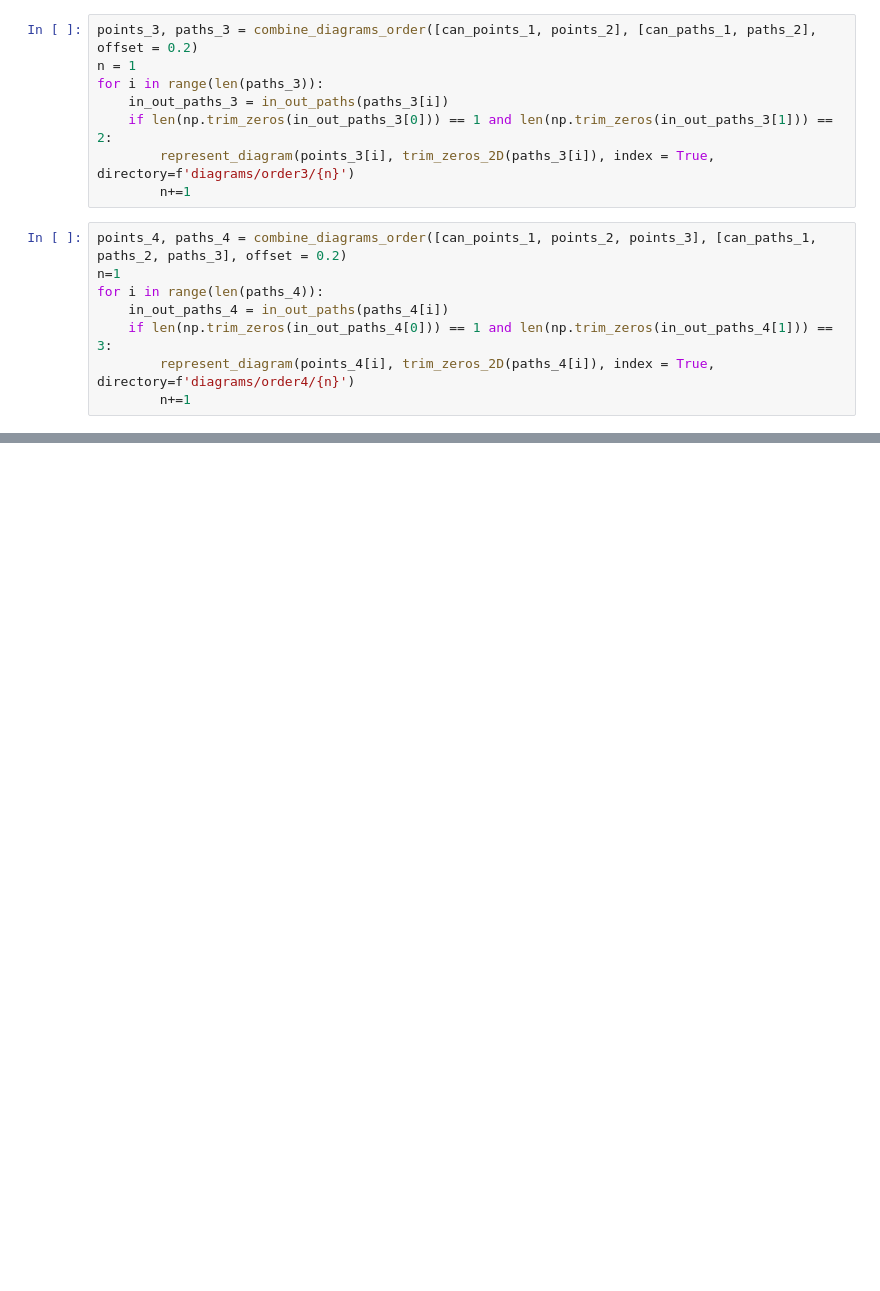
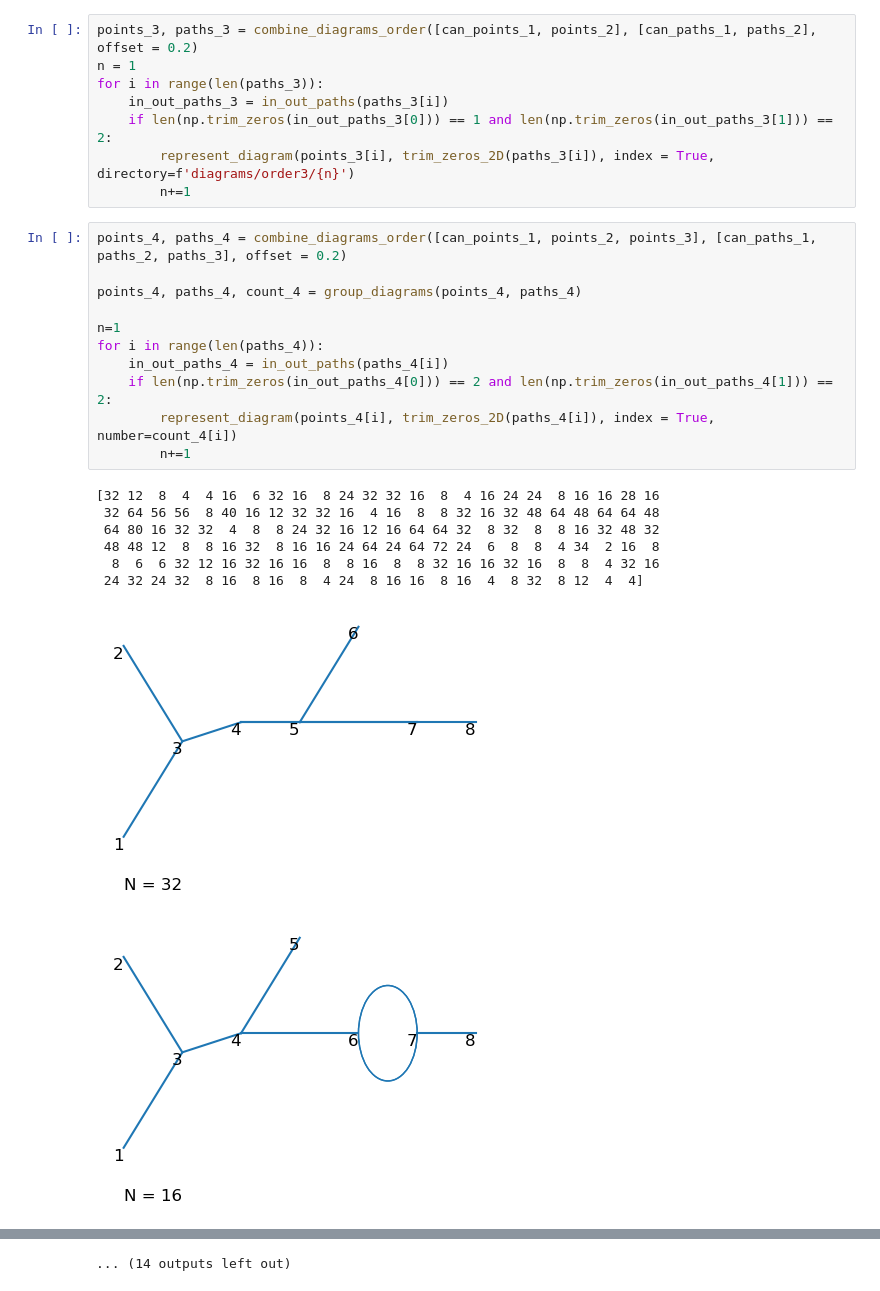
Before and after one commit to liuzhuozhuo/edp-renormalization, a Jupyter notebook: python/from_order_1.ipynb, the cells around one changed output, grey strips where cells are left out. Cells and saved outputs as stored; diff of their text form; blank space fills up the shorter version.

```diff
--- a/python/from_order_1.ipynb
+++ b/python/from_order_1.ipynb
@@ -33,9 +39,21 @@ for i in range(len(paths_3)):
         n+=1
 # %%
 points_4, paths_4 = combine_diagrams_order([can_points_1, points_2, points_3], [can_paths_1, paths_2, paths_3], offset = 0.2)
+
+points_4, paths_4, count_4 = group_diagrams(points_4, paths_4)
+
 n=1
 for i in range(len(paths_4)):
     in_out_paths_4 = in_out_paths(paths_4[i])
-    if len(np.trim_zeros(in_out_paths_4[0])) == 1 and len(np.trim_zeros(in_out_paths_4[1])) == 3:
-        represent_diagram(points_4[i], trim_zeros_2D(paths_4[i]), index = True, directory=f'diagrams/order4/{n}')
+    if len(np.trim_zeros(in_out_paths_4[0])) == 2 and len(np.trim_zeros(in_out_paths_4[1])) == 2:
+        represent_diagram(points_4[i], trim_zeros_2D(paths_4[i]), index = True, number=count_4[i])
         n+=1
+# %% [output]
+[32 12  8  4  4 16  6 32 16  8 24 32 32 16  8  4 16 24 24  8 16 16 28 16
+ 32 64 56 56  8 40 16 12 32 32 16  4 16  8  8 32 16 32 48 64 48 64 64 48
+ 64 80 16 32 32  4  8  8 24 32 16 12 16 64 64 32  8 32  8  8 16 32 48 32
+ 48 48 12  8  8 16 32  8 16 16 24 64 24 64 72 24  6  8  8  4 34  2 16  8
+  8  6  6 32 12 16 32 16 16  8  8 16  8  8 32 16 16 32 16  8  8  4 32 16
+ 24 32 24 32  8 16  8 16  8  4 24  8 16 16  8 16  4  8 32  8 12  4  4]
+[figure, added]
+[figure, added]
@@ -41,0 +69 @@ for i in range(len(paths_4)):
+... (14 outputs left out)
```
Also changed, not shown: parts of 4 cells of this notebook, 2 other files.
